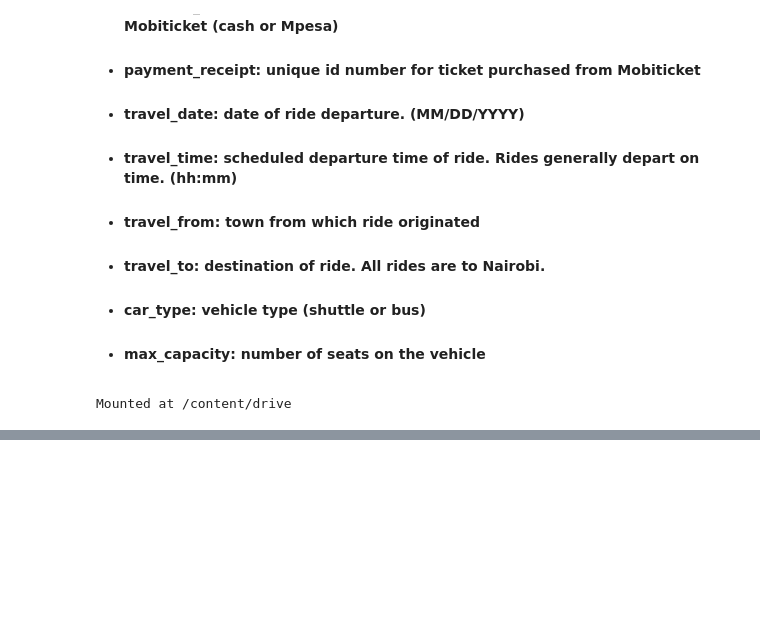
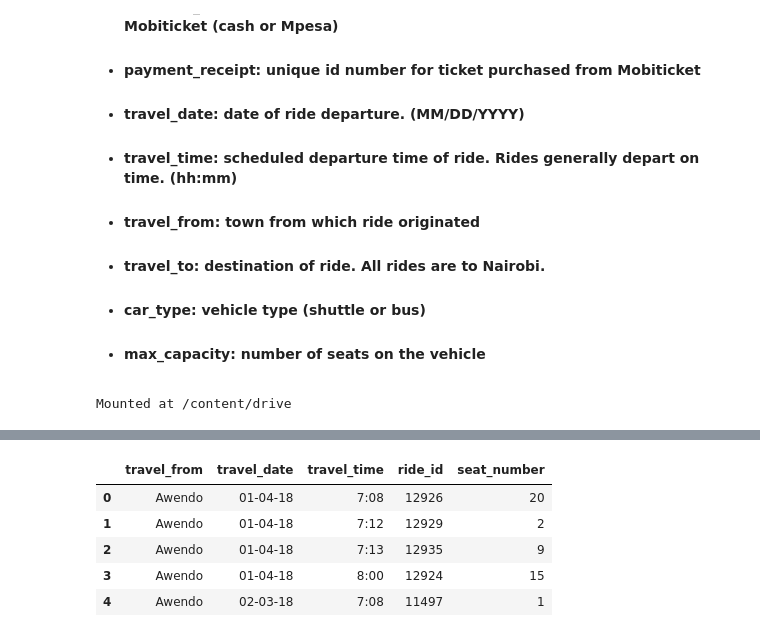
Before and after one commit to sudeep-009/Transport-Demand-Prediction-Regression-Capstone-Project, a Jupyter notebook: Copy_of_Demand_Prediction_for_Public_Transport_Capstone_Project.ipynb, the cells around one changed output, grey strips where cells are left out. Drawn from its saved outputs; the diff is of its cells as text; code cells hidden in the pictures; blank space fills up the shorter version.

```diff
--- a/Copy_of_Demand_Prediction_for_Public_Transport_Capstone_Project.ipynb
+++ b/Copy_of_Demand_Prediction_for_Public_Transport_Capstone_Project.ipynb
@@ -77,0 +108,9 @@ transport_df = pd.read_csv('/content/drive/MyDrive/Colab Notebooks/AlmaBetter/Ca
+# %%
+transform_df.head()
+# %% [output]
+|  | travel_from | travel_date | travel_time | ride_id | seat_number |
+| 0 | Awendo | 01-04-18 | 7:08 | 12926 | 20 |
+| 1 | Awendo | 01-04-18 | 7:12 | 12929 | 2 |
+| 2 | Awendo | 01-04-18 | 7:13 | 12935 | 9 |
+| 3 | Awendo | 01-04-18 | 8:00 | 12924 | 15 |
+| 4 | Awendo | 02-03-18 | 7:08 | 11497 | 1 |
```
Also changed, not shown: parts of 10 cells of this notebook.
